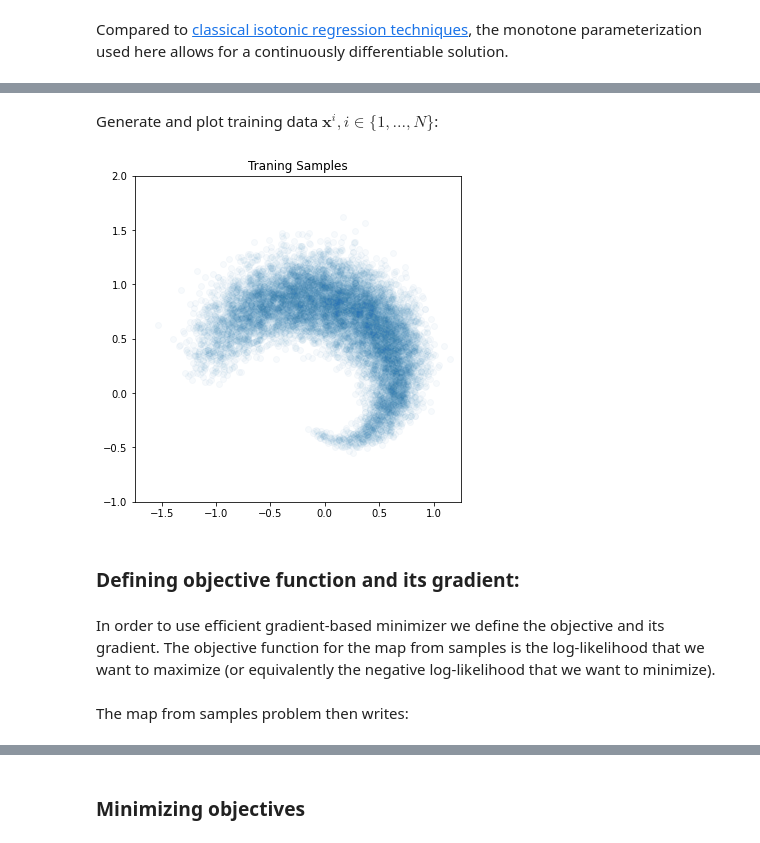
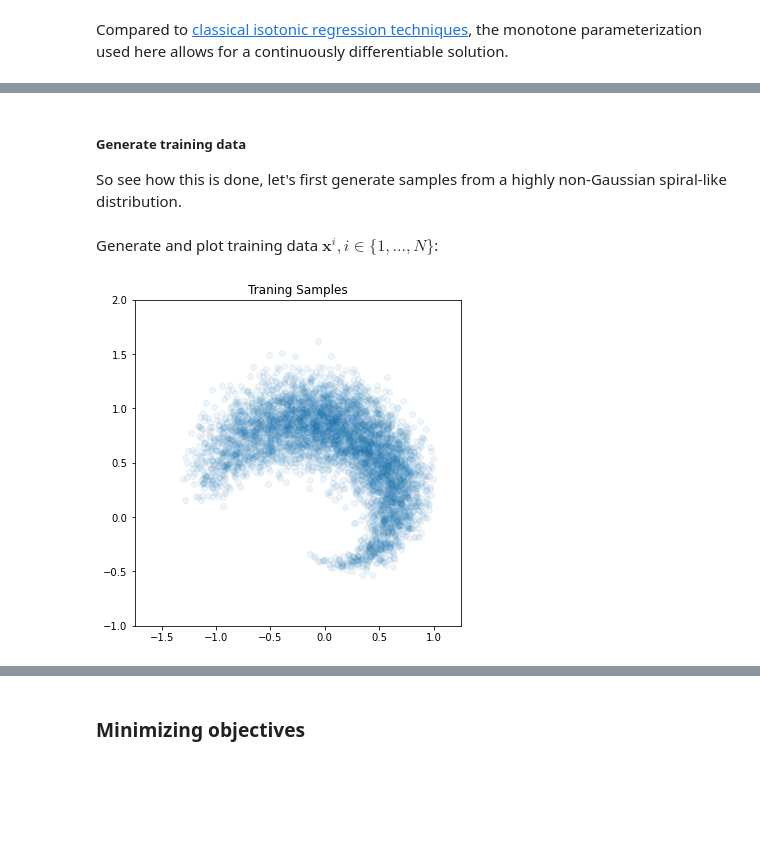
Before and after one commit to MeasureTransport/SIAMannual22, a Jupyter notebook: tutorial_code_AN22.ipynb, the cells around one changed output, grey strips where cells are left out. Saved outputs shown, nothing was run; the diff lists cells and outputs as text; code cells hidden in the pictures; blank space fills up the shorter version.

```diff
--- a/tutorial_code_AN22.ipynb
+++ b/tutorial_code_AN22.ipynb
@@ -5,15 +27,12 @@ Import useful python packages:
 # %%
-# Set the number of OpenMP threads MParT/Kokkos should use
 from mpart import *
 import numpy as np
-from scipy.optimize import minimize
-from scipy.stats import norm
+import scipy
 import matplotlib.pyplot as plt
 import scipy.stats
 import copy
 from scipy.stats import multivariate_normal
 import time
 
-plt.rcParams['figure.dpi'] = 120
-plt.rcParams['savefig.dpi'] = 300
+print('Kokkos is using', Concurrency(), 'threads')
 # %% [output]
@@ -224,3 +285,7 @@ As an example we consider samples defined according some highly non-Gaussian 2D
+# %% [markdown]
+##### Generate training data
+
+So see how this is done, let's first generate samples from a highly non-Gaussian spiral-like distribution.
 # %%
 def sample_spiral_distribution(size):
 
@@ -253,27 +318,21 @@ def sample_spiral_distribution(size):
 Generate and plot training data $\mathbf{x}^i, i\in\{1,...,N\}$:
 # %%
 # Training ensemble size
-N = 10000
+N = 5000
 
 # Draw that many samples
 Xtrain = sample_spiral_distribution(N)
 Xtrain = Xtrain.transpose()
 
 colors = np.arctan2(Xtrain[1,:],Xtrain[0,:])
 
 fig,ax = plt.subplots(figsize=(6,6))
-ax.scatter(Xtrain[0,:],Xtrain[1,:],alpha=0.03, label='Target samples')
+ax.scatter(Xtrain[0,:],Xtrain[1,:],alpha=0.07, label='Target samples')
 ax.set_aspect('equal', 'box')
 plt.xlim([-1.75, 1.25])
 plt.ylim([-1, 2])
 plt.title('Traning Samples')
 
 plt.show()
 # %% [output]
-[figure, old version]
+[figure, new version]
-# %% [markdown]
-### Defining objective function and its gradient:
-# %% [markdown]
-In order to use efficient gradient-based minimizer we define the objective and its gradient. The objective function for the map from samples is the log-likelihood that we want to maximize (or equivalently the negative log-likelihood that we want to minimize).
-# %% [markdown]
-The map from samples problem then writes:
```
Also changed, not shown: parts of 80 cells of this notebook.
